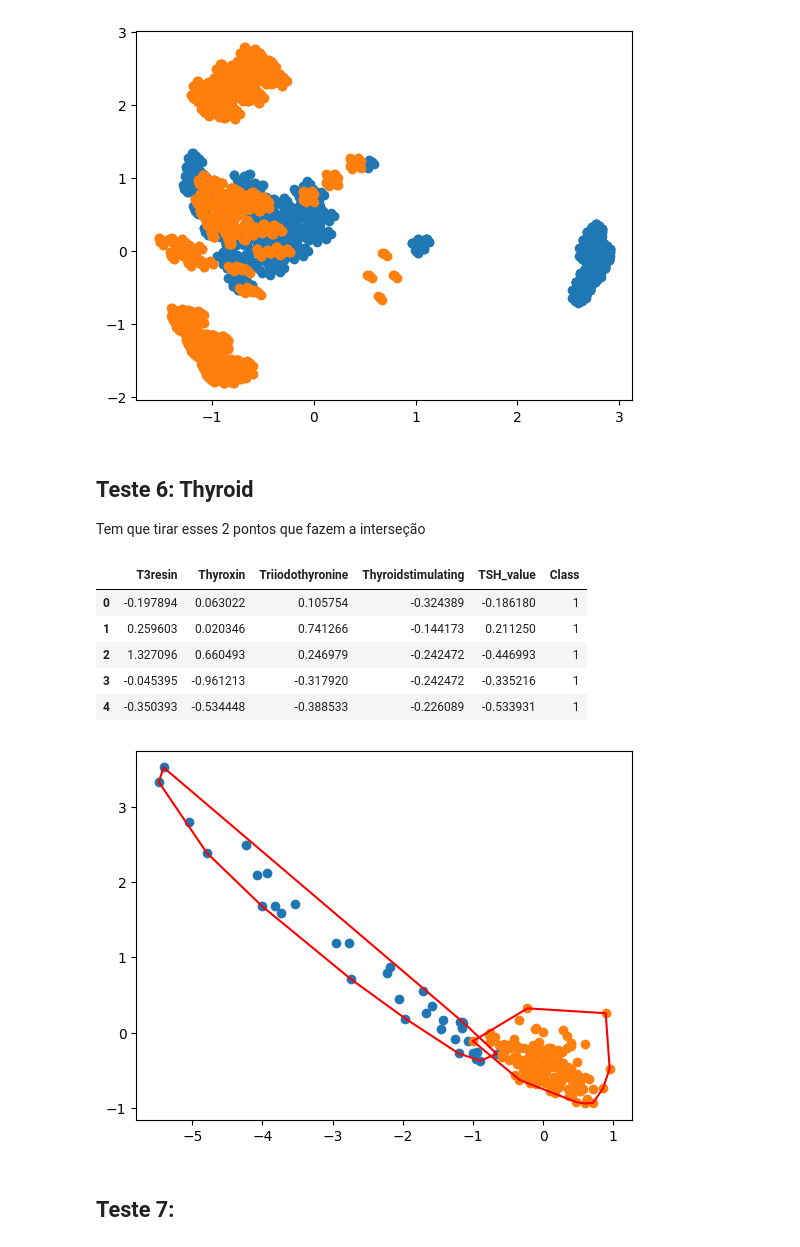
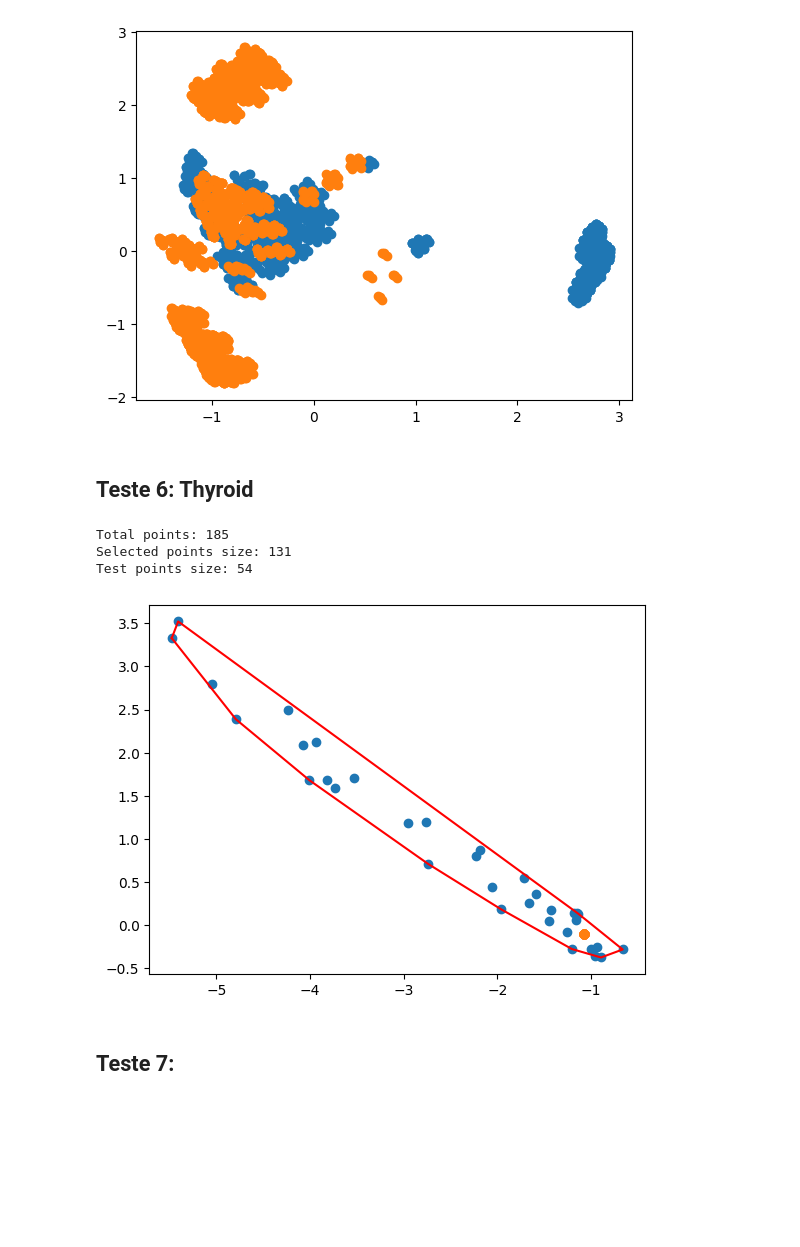
Before and after one commit to MFreyaG/Machine-learning-with-convex-hull, a Jupyter notebook: tp1_alg2.ipynb, the cells around one changed output. Drawn from its saved outputs; the diff is of its cells as text; code cells hidden in the pictures; blank space fills up the shorter version.

Commit message:
(notebook): added 70% and 30% separation function - in Teste 6

```diff
--- a/tp1_alg2.ipynb
+++ b/tp1_alg2.ipynb
@@ -26,6 +35,10 @@ class Point:
     def __init__(self, x, y):
         self.x = x
         self.y = y
+
+    # Id means to which group the point belongs
+    def set_id(self, id):
+        self.id = id
 # %% [markdown]
 Segmento:
 # %%
@@ -544,22 +648,12 @@ plt.scatter(e_mushroom_arr[:,0], e_mushroom_arr[:,1])
 plt.show()
 # %% [output]
 [figure]
-# %% [markdown]
-## Teste 6: Thyroid ##
-Tem que tirar esses 2 pontos que fazem a interseção
-# %%
-thyroid_df = pd.read_csv("datasets/newthyroid.prepared.csv")
-
-thyroid_df = thyroid_df.dropna()
-thyroid_df.head()
-# %% [output]
-|  | T3resin | Thyroxin | Triiodothyronine | Thyroidstimulating | TSH_value | Class |
-| 0 | -0.197894 | 0.063022 | 0.105754 | -0.324389 | -0.186180 | 1 |
-| 1 | 0.259603 | 0.020346 | 0.741266 | -0.144173 | 0.211250 | 1 |
-| 2 | 1.327096 | 0.660493 | 0.246979 | -0.242472 | -0.446993 | 1 |
-| 3 | -0.045395 | -0.961213 | -0.317920 | -0.242472 | -0.335216 | 1 |
-| 4 | -0.350393 | -0.534448 | -0.388533 | -0.226089 | -0.533931 | 1 |
+# %% [markdown]
+## Teste 6: Thyroid ##
 # %%
+thyroid_df = pd.read_csv("datasets/newthyroid.prepared.csv")
+thyroid_df = thyroid_df.dropna()
+
 thyroid_df_type = thyroid_df['Class']
 thyroid_df.drop(columns=['Class'], inplace=True)
 
@@ -569,44 +663,44 @@ class_2 = []
 other_classes = []
 
 index = 0
 for color in thyroid_df_type:
     if color == 2:
         class_2.append(thyroid_df_reduced[index])
     elif color != 2 and color != 3:
         other_classes.append(thyroid_df_reduced[index])
     index+=1
 
 class_2 = np.array(class_2)
 other_classes = np.array(other_classes)
 
-class_2_point_set = []
-other_point_set = []
+model_point_set_1, model_point_set_2, testing_point_set = DataTraining.separate_dataset(class_2, other_classes)
 
-for point in class_2:
-    class_2_point_set.append(Point(point[0],point[1]))
-for point in other_classes:
-    other_point_set.append(Point(point[0],point[1]))
-
-class2_hull = ConvexHull(class_2_point_set)
+class2_hull = ConvexHull(model_point_set_1)
 class2_hull_points = class2_hull.find_convex_hull()
 class2_hull_points_arr = Tools.point_to_list(class2_hull_points)
 class2_hull_points_arr[0].append(class2_hull_points[0].x)
 class2_hull_points_arr[1].append(class2_hull_points[0].y)
 
-other_hull = ConvexHull(other_point_set)
+other_hull = ConvexHull(model_point_set_2)
 other_hull_points = other_hull.find_convex_hull()
 other_hull_points_arr = Tools.point_to_list(other_hull_points)
 other_hull_points_arr[0].append(other_hull_points[0].x)
 other_hull_points_arr[1].append(other_hull_points[0].y)
 
-plt.scatter(class_2[:,0], class_2[:,1])
-plt.scatter(other_classes[:,0], other_classes[:,1])
+set_1_points = Tools.points_to_np_array(model_point_set_1)
+set_2_points = Tools.points_to_np_array(model_point_set_2)
+
+plt.scatter(set_1_points[:,0], set_1_points[:,1])
+plt.scatter(set_2_points[:,0], set_2_points[:,1])
 
 plt.plot(class2_hull_points_arr[0],class2_hull_points_arr[1], color="red")
 plt.plot(other_hull_points_arr[0],other_hull_points_arr[1], color="red")
 
 plt.show()
 # %% [output]
+Total points: 185
+Selected points size: 131
+Test points size: 54
-[figure, old version]
+[figure, new version]
 # %% [markdown]
 ## Teste 7: ##
```
Also changed, not shown: parts of 12 cells of this notebook.
